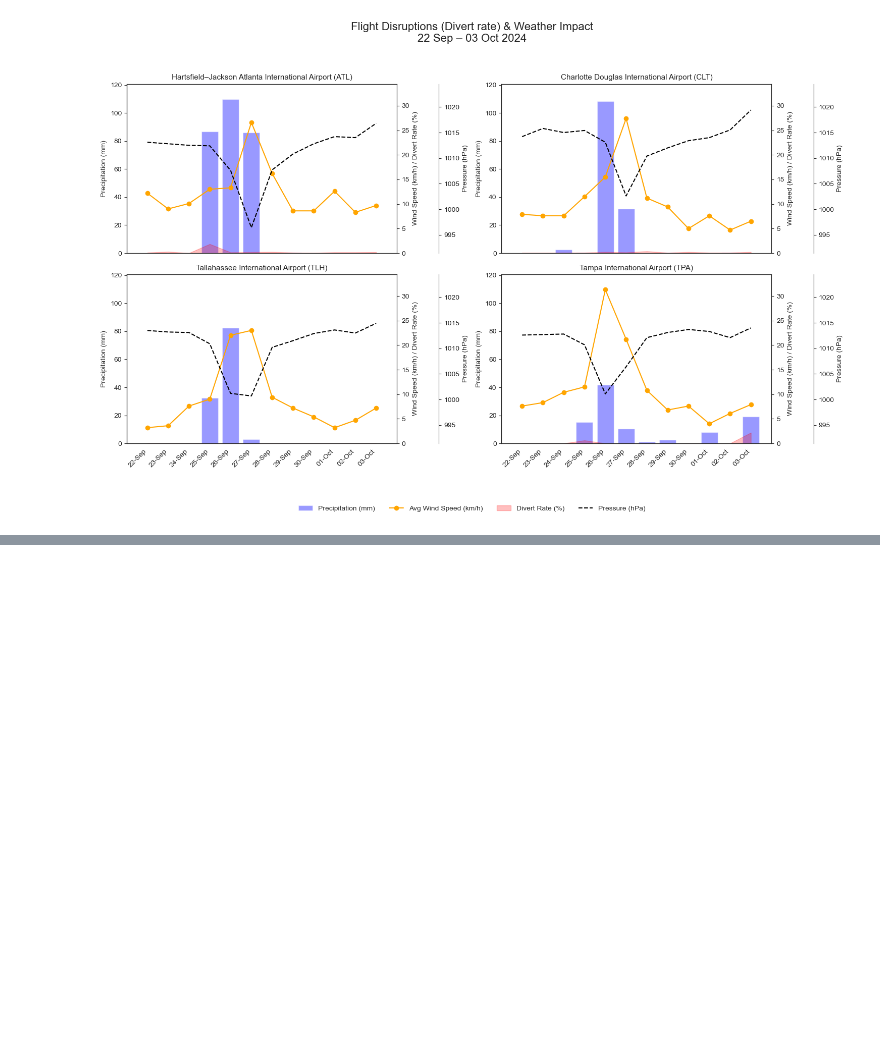
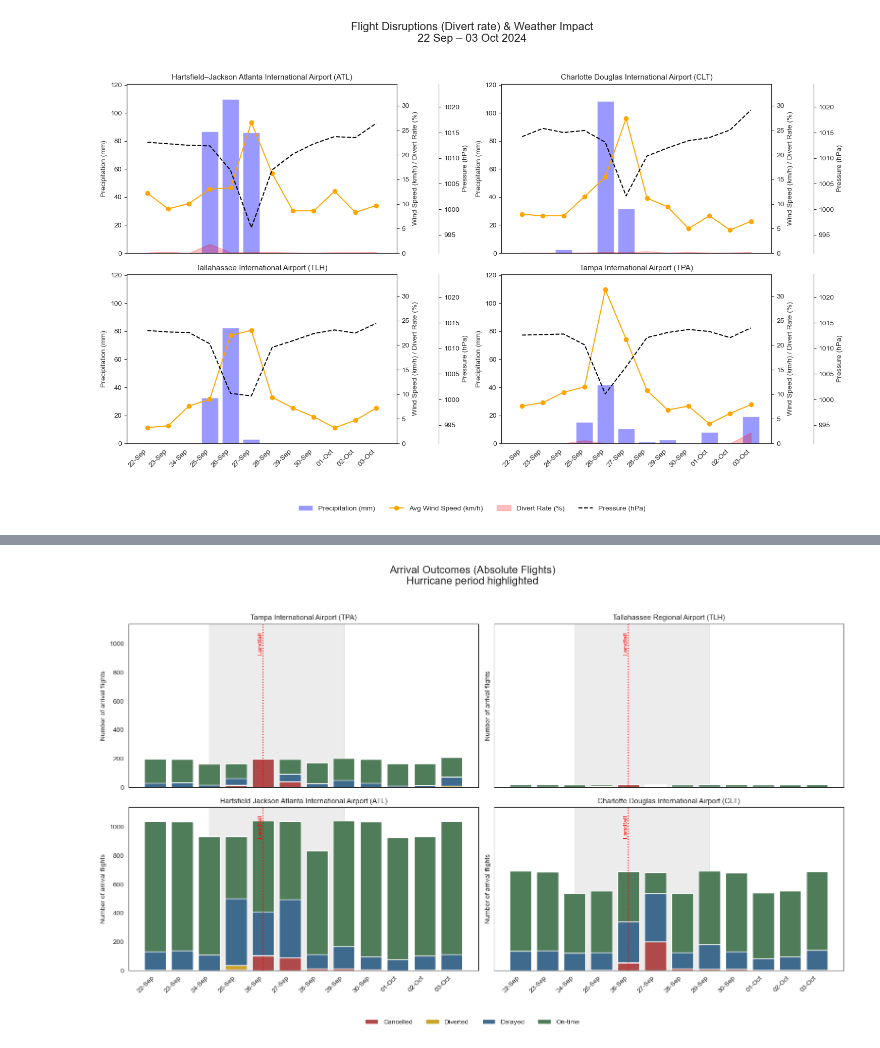
Before and after one commit to mail341/da-08122025-analytics-engineering-project, a Jupyter notebook: plotting_tables_Alina.ipynb, the cells around one changed output, grey strips where cells are left out. Saved outputs shown, nothing was run; the diff lists cells and outputs as text; code cells hidden in the pictures; blank space fills up the shorter version.

```diff
--- a/plotting_tables_Alina.ipynb
+++ b/plotting_tables_Alina.ipynb
@@ -1406,0 +788,81 @@ python-dotenv could not parse statement starting at line 1
+# %%
+hurricane_start = pd.to_datetime("2024-09-24")
+hurricane_end   = pd.to_datetime("2024-09-29")
+landfall_day    = pd.to_datetime("2024-09-26")
+
+airports = ['TPA', 'TLH', 'ATL', 'CLT']
+
+mart_daily_flights_weather['flight_date'] = pd.to_datetime(
+    mart_daily_flights_weather['flight_date']
+)
+
+# --- глобальная шкала (по прилётам) ---
+max_scheduled = mart_daily_flights_weather['arr_scheduled'].max()
+y_max = max_scheduled * 1.1
+
+sns.set_style("white")
+fig, axes = plt.subplots(2, 2, figsize=(16, 10), sharex=True, sharey=True)
+axes = axes.flatten()
+
+fig.suptitle(
+    "Arrival Outcomes (Absolute Flights)\nHurricane period highlighted",
+    fontsize=16,
+    y=0.98
+)
+
+for ax, airport in zip(axes, airports):
+
+    sub = mart_daily_flights_weather[
+        mart_daily_flights_weather['airport'] == airport
+    ].sort_values('flight_date')
+
+    cancelled = sub['arr_cancelled']
+    diverted  = sub['arr_diverted']
+    delayed   = sub['arr_delayed_flight']
+    on_time   = sub['arr_on_time_flight'] + sub['arr_early_flight']
+
+    # --- Hurricane shading ---
+    ax.axvspan(hurricane_start, hurricane_end, color='grey', alpha=0.15, zorder=0)
+
+    bottom = 0
+    ax.bar(sub['flight_date'], cancelled, bottom=bottom,
+           color='#B04A4A', label='Cancelled')
+    bottom = bottom + cancelled
+
+    ax.bar(sub['flight_date'], diverted, bottom=bottom,
+           color='#C9A227', label='Diverted')
+    bottom = bottom + diverted
+
+    ax.bar(sub['flight_date'], delayed, bottom=bottom,
+           color='#3E6A8E', label='Delayed')
+    bottom = bottom + delayed
+
+    ax.bar(sub['flight_date'], on_time, bottom=bottom,
+           color='#4F7C59', label='On-time')
+
+    # --- Landfall ---
+    ax.axvline(landfall_day, color='red', linestyle=':', linewidth=1.5)
+    ax.text(
+        landfall_day, y_max * 0.95, "Landfall",
+        color='red', rotation=90, va='top', ha='right'
+    )
+
+    airport_name = sub['airport_name'].iloc[0] if len(sub) else airport
+    ax.set_title(f"{airport_name} ({airport})", fontsize=11)
+
+    ax.set_ylim(0, y_max)
+    ax.set_ylabel("Number of arrival flights")
+    ax.grid(False)
+
+    ax.xaxis.set_major_locator(mdates.DayLocator(interval=1))
+    ax.xaxis.set_major_formatter(mdates.DateFormatter('%d-%b'))
+    plt.setp(ax.get_xticklabels(), rotation=45, ha='right')
+
+handles, labels = axes[0].get_legend_handles_labels()
+fig.legend(handles, labels, loc="lower center", ncol=4, frameon=False)
+
+plt.tight_layout(rect=[0, 0.06, 1, 0.95])
+plt.savefig("arr_outcomes_absolute.png", dpi=300, bbox_inches="tight")
+plt.show()
+# %% [output]
+[figure, added]
```
Also changed, not shown: parts of 21 cells of this notebook, 3 other files.
